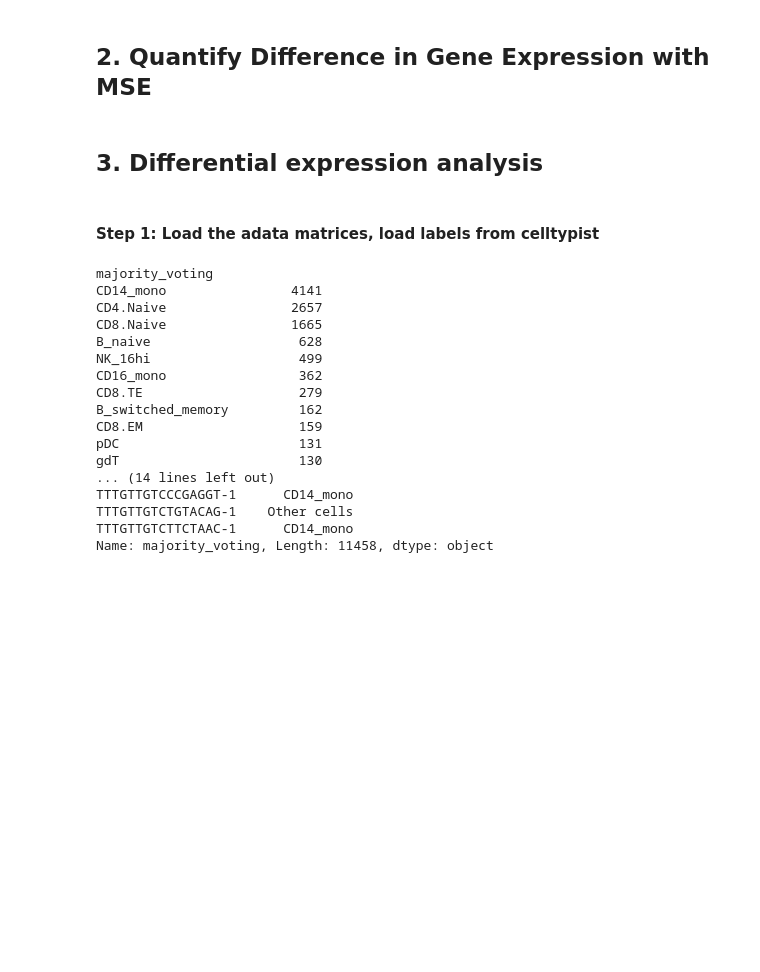
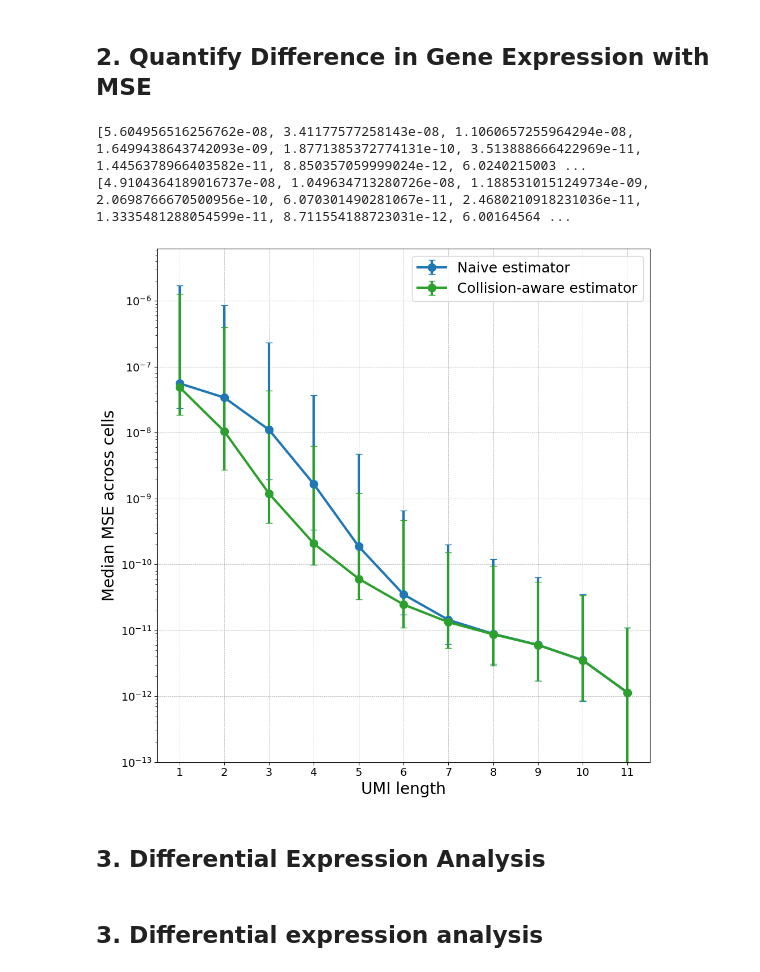
Before and after one commit to agdylan/minimal_UMIs, a Jupyter notebook: main_scripts/downstream_tasks.ipynb, the cells around one changed output. Drawn from its saved outputs; the diff is of its cells as text; code cells hidden in the pictures; blank space fills up the shorter version.

```diff
--- a/main_scripts/downstream_tasks.ipynb
+++ b/main_scripts/downstream_tasks.ipynb
@@ -327,7 +327,7 @@ Percent of cells where MSE_Model is better than Naive: 99.43%
 import numpy as np
 import scanpy as sc
 import matplotlib.pyplot as plt
-dataset = "5k_PBMCs"  # Change to "10k_PBMCs" for the 10k dataset
+dataset = "1k_PBMCs"  # Change to "10k_PBMCs" for the 10k dataset
 
 
 remove = np.array(['MALAT1'])  # remove MALAT1
@@ -424,7 +424,7 @@ plt.figure(figsize=(10, 10))
 
 # Regular (Naive)
 plt.errorbar(
-    range(1, num_experiments+1),
+    range(1, num_experiments),
     median_errors[:-1],
     yerr=[ci_low_errors[:-1], ci_high_errors[:-1]],
     fmt='o-',
@@ -435,34 +435,40 @@ plt.errorbar(
     capsize=4,
     markersize=10,
     label='Naive estimator'
 )
 
 # Non-uniform inverted (Collision-aware)
 plt.errorbar(
-    range(1, num_experiments+1),
+    range(1, num_experiments),
     median_errors2[:-1],
     yerr=[ci_low_errors2[:-1], ci_high_errors2[:-1]],
     fmt='o-',
     color='#2ca02c',
     ecolor='#2ca02c',
     linewidth=3,
     elinewidth=3,
     capsize=4,
     markersize=10,
     label='Collision-aware estimator'
 )
 
 
 plt.xlabel('UMI length', fontsize=20)
 plt.yscale('log')
 plt.ylabel('Median MSE across cells', fontsize=20)
 plt.ylim(1e-13)
-plt.xticks(range(1, 13), fontsize=14)  # show ticks for 1–11 (since 12 is removed)
+plt.xticks(range(1, 12), fontsize=14)  # show ticks for 1–11 (since 12 is removed)
 plt.yticks(fontsize=14)
 plt.legend(fontsize=18)
 plt.grid(True, linestyle='--', linewidth=0.5, color='gray', alpha=0.7)
 plt.tight_layout()
 # plt.savefig(f"/data/dagyeman/cellranger/bam_file_analysis/figures/{dataset}/{dataset}_naive_nonunif_errors.pdf")
 plt.show()
+# %% [output]
+[5.604956516256762e-08, 3.41177577258143e-08, 1.1060657255964294e-08, 1.6499438643742093e-09, 1.8771385372774131e-10, 3.513888666422969e-11, 1.4456378966403582e-11, 8.850357059999024e-12, 6.0240215003 ...
+[4.9104364189016737e-08, 1.049634713280726e-08, 1.1885310151249734e-09, 2.0698766670500956e-10, 6.070301490281067e-11, 2.4680210918231036e-11, 1.3335481288054599e-11, 8.711554188723031e-12, 6.00164564 ...
+[figure, added]
+# %% [markdown]
+## 3. Differential Expression Analysis
 # %% [markdown]
 ## 3. Differential expression analysis
@@ -475,54 +474,0 @@ from scipy.stats import spearmanr
-# %% [markdown]
-#### Step 1: Load the adata matrices, load labels from celltypist
-# %%
-# Load data31
-dataset = "10k_PBMCs"  # Change to "10k_PBMCs" for the 10k dataset
-j = 5
-if dataset == "1k_PBMCs":
-    threshold = 100
-elif dataset == "10k_PBMCs":
-    threshold = 500
-adata_12 = sc.read_h5ad(f"/data/dagyeman/cellranger/bam_file_analysis/{dataset}/ub_objects/adata_matrices/adata_12.h5ad")  # Ground truth
-adata_naive  = sc.read_h5ad(f"/data/dagyeman/cellranger/bam_file_analysis/{dataset}/ub_objects/adata_matrices/adata_{j}.h5ad")   # Naive UMI-5
-adata_pred = sc.read_h5ad(f"/data/dagyeman/cellranger/bam_file_analysis/{dataset}/ub_objects/col_aware_nunif_matrices/adata_{j}.h5ad")  # Predicted UMI-5
-
-
-assert adata_12.obs_names.equals(adata_naive.obs_names), "Cell barcodes differ!"
-assert adata_12.var_names.equals(adata_naive.var_names), "Genes differ!"
-
-
-# Load cell annotation labels (e.g., cell types)
-labels = sc.read_h5ad(f"/data/dagyeman/cellranger/bam_file_analysis/{dataset}/ub_objects/adata_matrices/cell_annotations/annotated_adata_matrices/annotated_adata_12.h5ad")
-reference_labels = labels.obs['majority_voting'].copy()
-# Count the number of cells in each group
-cell_counts = reference_labels.value_counts()
-
-# Filter groups with 100 or more cells
-filtered_cell_counts = cell_counts[cell_counts >= 100]
-
-# Display the result
-print(filtered_cell_counts)
-print(len(filtered_cell_counts))
-
-gene = 'CD14_mono' ### change gene name
-# Convert annotations: CD14_mono → CD14_mono, all others → Other cells
-binary_labels = reference_labels.apply(lambda x: gene if x == gene else 'Other cells')
-print(binary_labels)
-# %% [output]
-majority_voting
-CD14_mono                4141
-CD4.Naive                2657
-CD8.Naive                1665
-B_naive                   628
-NK_16hi                   499
-CD16_mono                 362
-CD8.TE                    279
-B_switched_memory         162
-CD8.EM                    159
-pDC                       131
-gdT                       130
-... (14 lines left out)
-TTTGTTGTCCCGAGGT-1      CD14_mono
-TTTGTTGTCTGTACAG-1    Other cells
-TTTGTTGTCTTCTAAC-1      CD14_mono
-Name: majority_voting, Length: 11458, dtype: object
```
Also changed, not shown: parts of 48 cells of this notebook, 2 other files.
